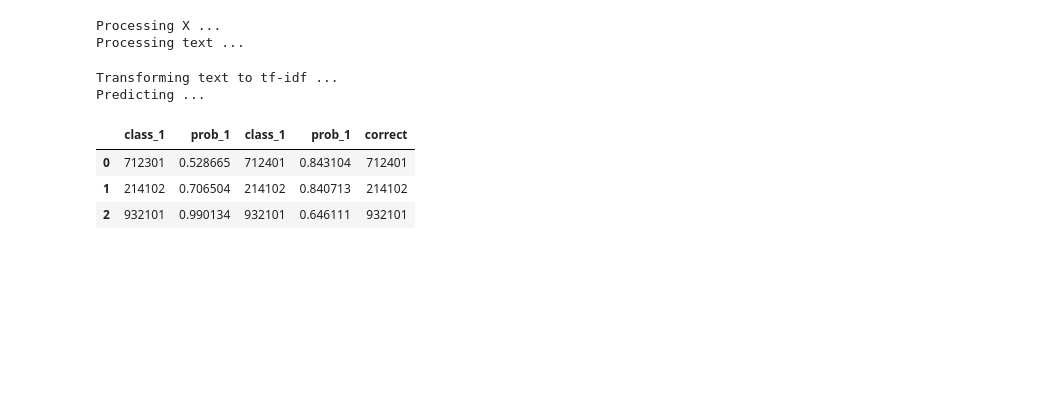
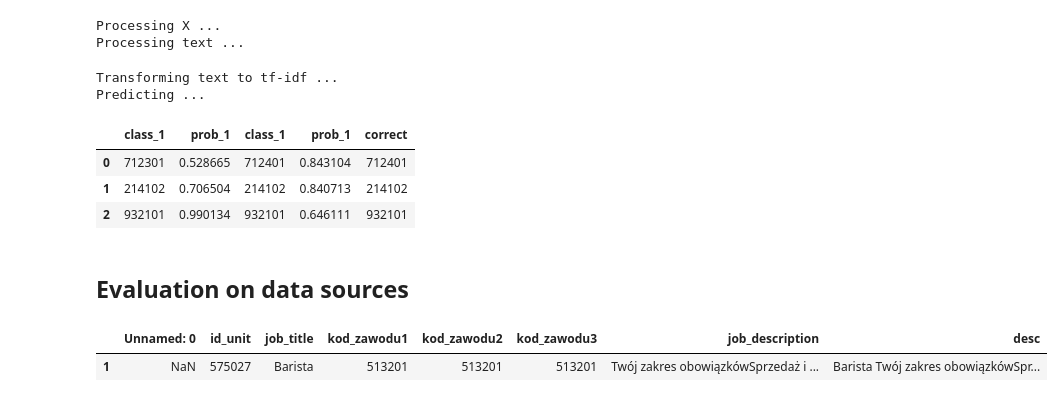
Before and after one commit to ONLABSPL/job-ads-classifier, a Jupyter notebook: job_classification_examples.ipynb, the cells around one changed output. Cells and saved outputs as stored; diff of their text form; code cells hidden in the pictures; blank space fills up the shorter version.

```diff
--- a/job_classification_examples.ipynb
+++ b/job_classification_examples.ipynb
@@ -337,3 +334,5 @@ results
 | 0 | 712301 | 0.528665 | 712401 | 0.843104 | 712401 |
 | 1 | 214102 | 0.706504 | 214102 | 0.840713 | 214102 |
 | 2 | 932101 | 0.990134 | 932101 | 0.646111 | 932101 |
+# %% [markdown]
+## Evaluation on data sources
@@ -339,0 +394,15 @@ results
+# %%
+ksid_dict = pd.read_csv("https://raw.githubusercontent.com/ncn-foreigners/job-ads-datasets/main/data/hand-coded-100-sample.csv", dtype='str', sep=';')
+#ksid_dict = ksid_dict[ksid_dict["occup_code"].isin(list(model_paper_linear.hierarchy.keys()))]
+#ksid_dict = ksid_dict[ksid_dict["occup_code"].str.slice(0,1) == "3"]
+#ksid_dict.shape
+#ksid_dict = pd.read_csv("https://raw.githubusercontent.com/ncn-foreigners/job-ads-datasets/main/data/gus-synonimy.csv", dtype="str")
+ksid_dict2=ksid_dict[(ksid_dict["kod_zawodu1"] == ksid_dict["kod_zawodu2"]) &
+                     (ksid_dict["kod_zawodu2"] == ksid_dict["kod_zawodu3"]) &
+                     (ksid_dict["kod_zawodu1"] == ksid_dict["kod_zawodu3"])]
+ksid_dict2 = ksid_dict2[ksid_dict2["kod_zawodu1"].isin(list(model_paper_linear.hierarchy.keys()))]
+ksid_dict2["desc"] = ksid_dict2["job_title"] + " " + ksid_dict2["job_description"]
+ksid_dict2.head(n=1)
+# %% [output]
+|  | Unnamed: 0 | id_unit | job_title | kod_zawodu1 | kod_zawodu2 | kod_zawodu3 | job_description | desc |
+| 1 | NaN | 575027 | Barista | 513201 | 513201 | 513201 | Twój zakres obowiązkówSprzedaż i ... | Barista Twój zakres obowiązkówSpr... |
```
Also changed, not shown: parts of 4 cells of this notebook.
